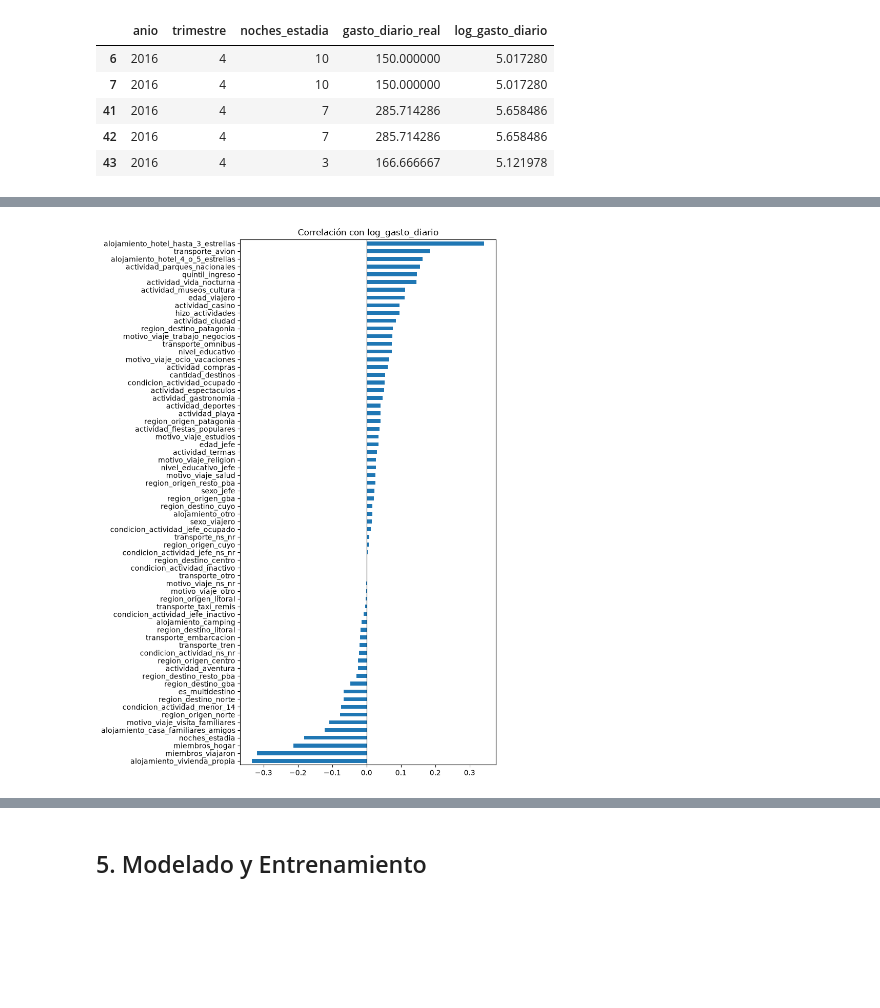
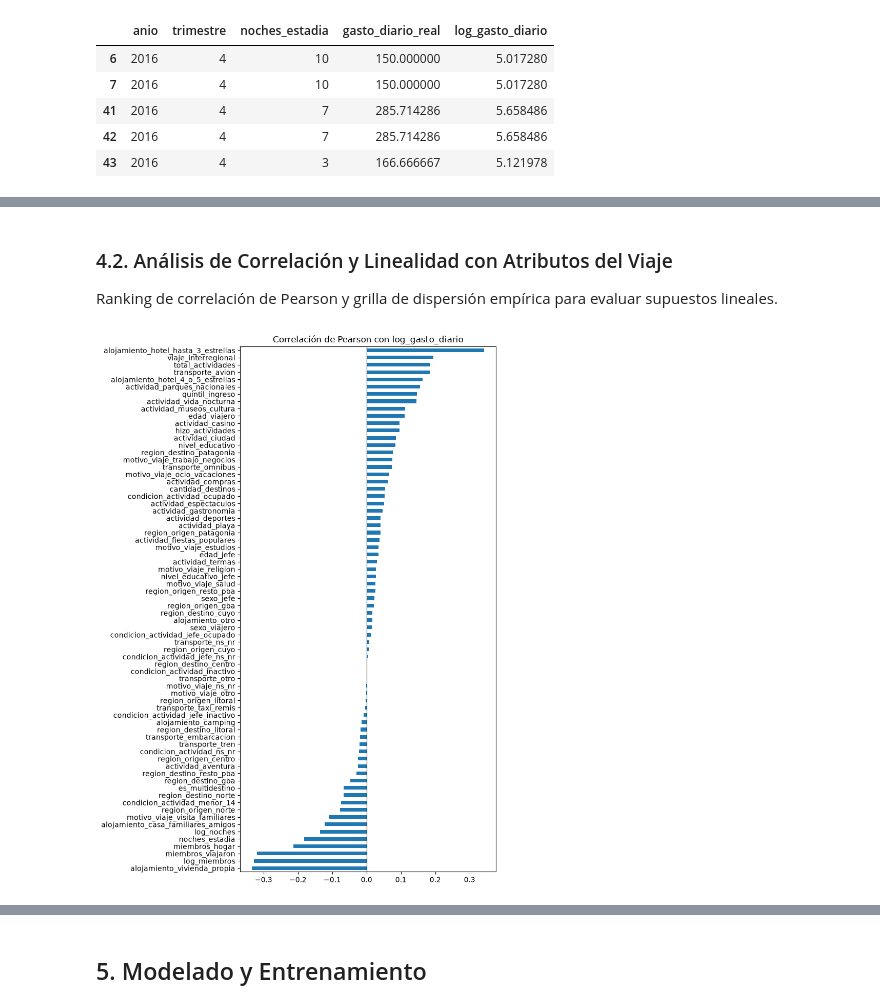
Before and after one commit to vbravo0/intro-ia-bravo, a Jupyter notebook: notebook.ipynb, the cells around one changed output, grey strips where cells are left out. Cells and saved outputs as stored; diff of their text form; code cells hidden in the pictures; blank space fills up the shorter version.

```diff
--- a/notebook.ipynb
+++ b/notebook.ipynb
@@ -232,5 +250,10 @@ for col in cols_binarias:
 
 print(f"Variables binarias transformadas a 0/1: {len(cols_binarias)}")
 df_encuesta[cols_binarias].head()
+
+# Corrección de valores especiales (98: Educación especial, 99: Ns/Nr) en variables ordinales
+# Reemplazo por la mediana calculada sobre los valores válidos (<= 10)
+mediana_ed = df_encuesta.loc[df_encuesta['nivel_educativo'] <= 10, 'nivel_educativo'].median()
+df_encuesta['nivel_educativo'] = df_encuesta['nivel_educativo'].replace({98: mediana_ed, 99: mediana_ed})
 # %% [output]
 Variables binarias transformadas a 0/1: 18
@@ -275,6 +292,10 @@ mapeos_categoricos = {
 for col, mapeo in mapeos_categoricos.items():
     df_encuesta[col] = df_encuesta[col].map(mapeo)
 
+
+# Feature Engineering Geográfico: ¿El viaje cruza de región? (Interregional vs. Intra-regional)
+df_encuesta['viaje_interregional'] = (df_encuesta['region_origen'] != df_encuesta['region_destino']).astype(int)
+
 # Aplicar One-Hot Encoding
 cols_nominales = list(mapeos_categoricos.keys())
 df_encuesta = pd.get_dummies(df_encuesta, columns=cols_nominales, drop_first=True, dtype=int)
@@ -325,3 +344,15 @@ Total de registros de turistas listos para modelar: 137,678
 | 41 | 2016 | 4 | 7 | 285.714286 | 5.658486 |
 | 42 | 2016 | 4 | 7 | 285.714286 | 5.658486 |
 | 43 | 2016 | 4 | 3 | 166.666667 | 5.121978 |
+# %%
+# Ingeniería de Características (Feature Engineering)
+# 1. Transformación logarítmica de la estadía para comprimir valores extremos (viajes de varios meses)
+df_encuesta["log_noches"] = np.log(df_encuesta["noches_estadia"])
+
+# 2. Índice de intensidad de consumo: suma de actividades turísticas realizadas
+cols_actividades = [c for c in df_encuesta.columns if c.startswith("actividad_")]
+df_encuesta["total_actividades"] = df_encuesta[cols_actividades].sum(axis=1)
+
+features_engineered = ["log_noches", "total_actividades", "viaje_interregional"]
+print(f"Features generadas ({len(features_engineered)}):", features_engineered)
+df_encuesta[features_engineered].head()
@@ -328,18 +534,23 @@ Total de registros de turistas listos para modelar: 137,678
+# %% [markdown]
+### 4.2. Análisis de Correlación y Linealidad con Atributos del Viaje
+Ranking de correlación de Pearson y grilla de dispersión empírica para evaluar supuestos lineales.
 # %%
-import matplotlib.pyplot as plt
+# Excluir target, gastos intermedios, fechas y noches_estadia cruda (reemplazada por log_noches)
+excluir = [
+    "log_gasto_diario", "gasto_pc", "gasto_real", "gasto_diario_real",
+    "gasto_diario_nominal", "ipc_nivel_general_nacional", "anio", "trimestre",
+    "noches_estadia"
+]
 
-# Excluir target, gastos intermedios y fechas
-excluir = ['log_gasto_diario', 'gasto_pc', 'gasto_real', 'gasto_diario_real', 'ipc_nivel_general_nacional', 'anio', 'trimestre']
+# Correlación de Pearson de cada variable contra log_gasto_diario
+corrs = df_encuesta.drop(columns=excluir, errors="ignore").select_dtypes("number").corrwith(df_encuesta["log_gasto_diario"]).dropna().sort_values()
 
-# Correlación de Pearson de cada columna contra log_gasto_diario
-corrs = df_encuesta.drop(columns=excluir, errors='ignore').select_dtypes('number').corrwith(df_encuesta['log_gasto_diario']).dropna().sort_values()
-
-# Gráfico
+# Gráfico de correlaciones
 plt.figure(figsize=(8, 11))
-corrs.plot(kind='barh')
-plt.axvline(0, color='black', linewidth=0.8)
-plt.title("Correlación con log_gasto_diario")
+corrs.plot(kind="barh")
+plt.axvline(0, color="black", linewidth=0.8)
+plt.title("Correlación de Pearson con log_gasto_diario")
 plt.tight_layout()
 plt.show()
 # %% [output]
-[figure, old version]
+[figure, new version]
```
Also changed, not shown: parts of 26 cells of this notebook, 1 other file.
